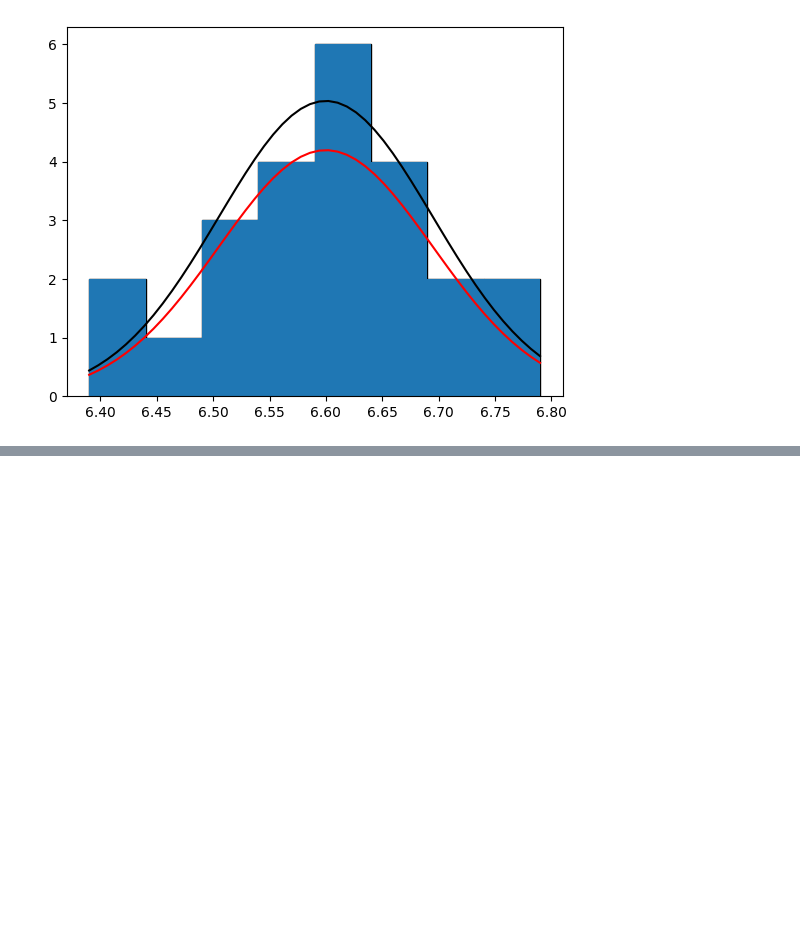
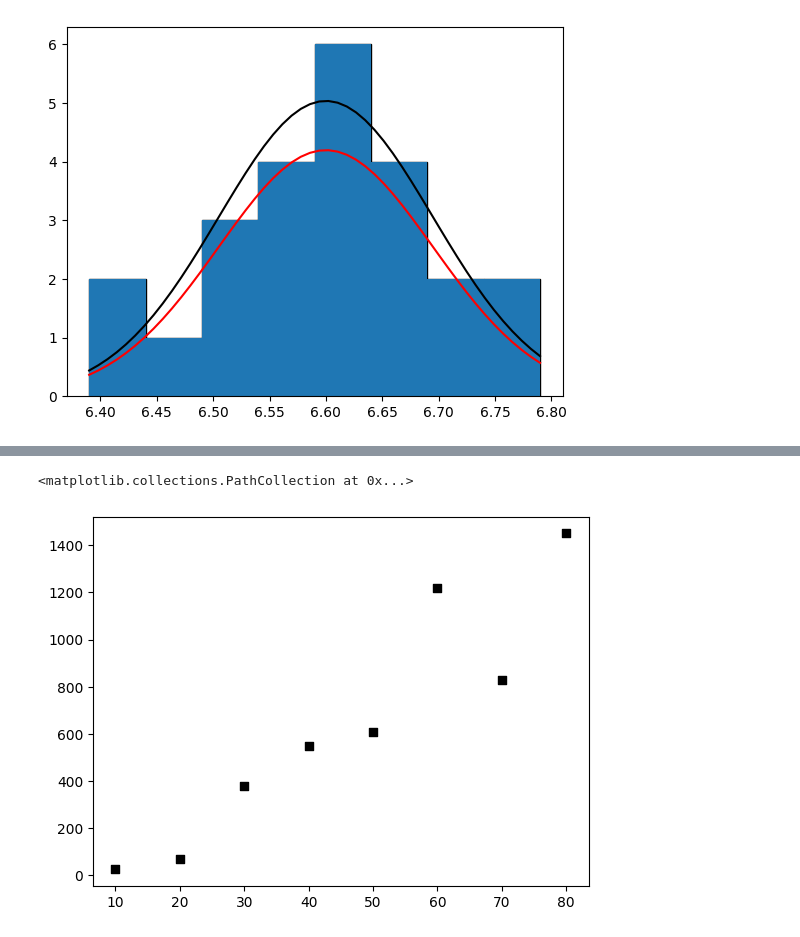
Before and after one commit to shinhookang/course305, a Jupyter notebook: 13_Regression.ipynb, the cells around one changed output, grey strips where cells are left out. Cells and saved outputs as stored; diff of their text form; code cells hidden in the pictures; blank space fills up the shorter version.

```diff
--- a/13_Regression.ipynb
+++ b/13_Regression.ipynb
@@ -141,0 +189,11 @@ biased sample std =  0.09508767883730615
+# %%
+# - - - - -
+# ex14.5
+# - - - - -
+
+xi = np.linspace(1,8,8)*10
+yi = np.array([25,70, 380, 550, 610, 1220, 830, 1450],dtype=float)
+plt.scatter(xi,yi,c='k',marker='s')
+# %% [output]
+<matplotlib.collections.PathCollection at 0x...>
+[figure, added]
```
Also changed, not shown: parts of 8 cells of this notebook.
